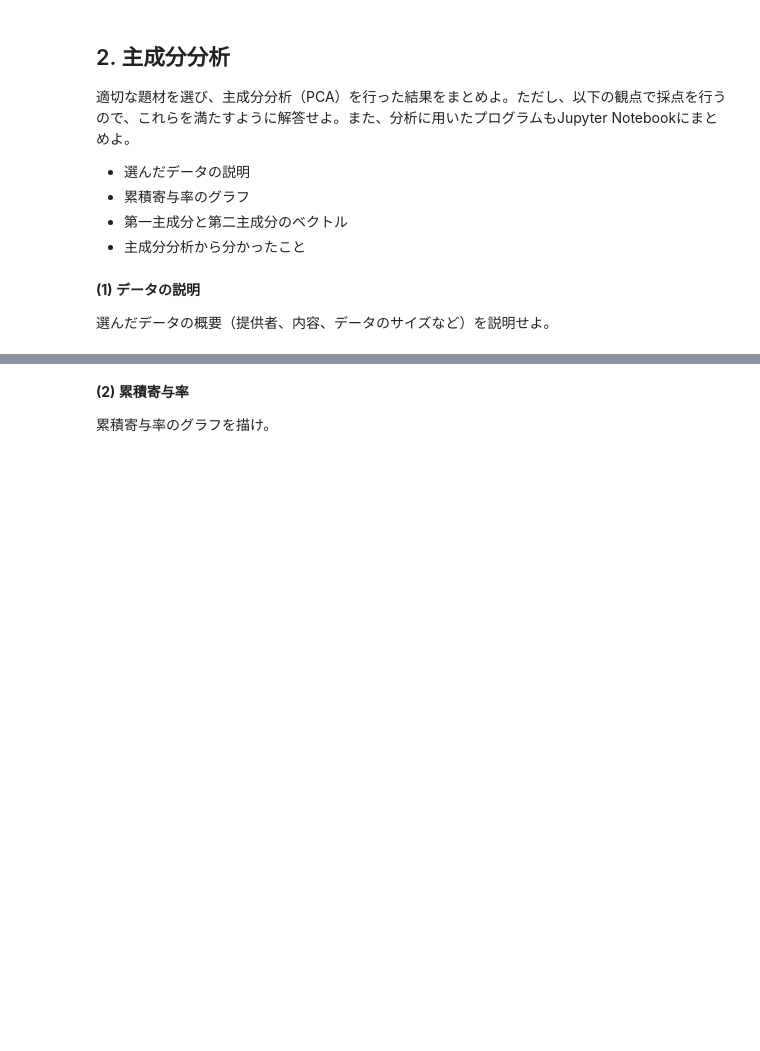
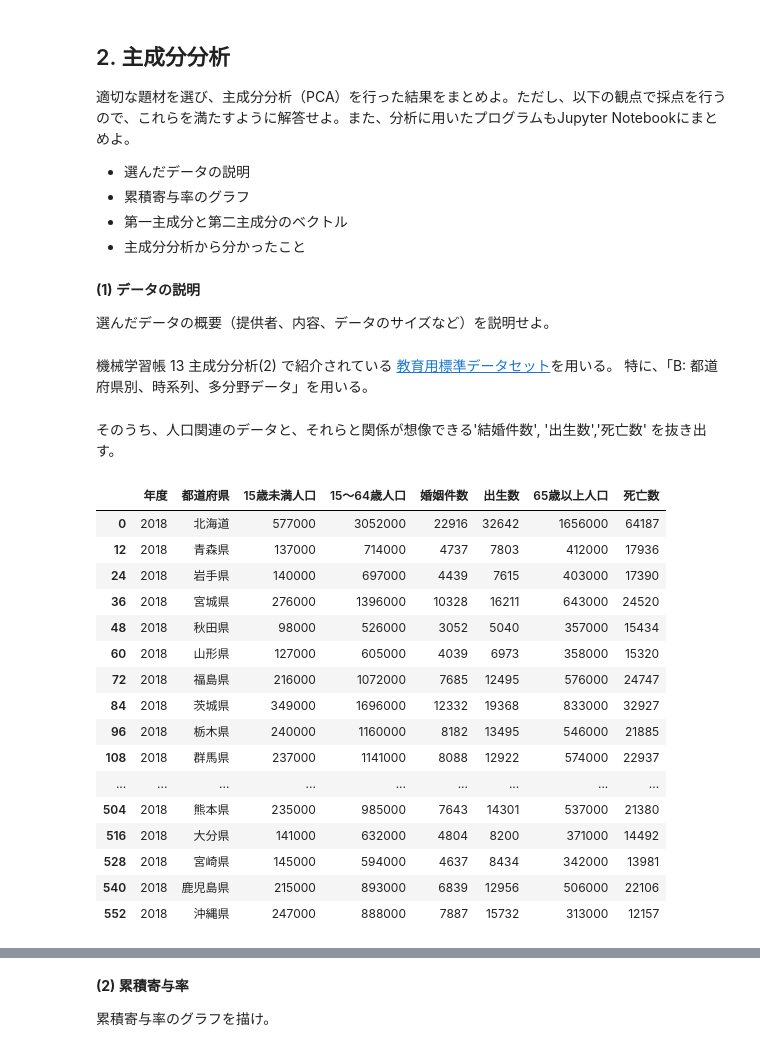
Before and after one commit to okoge-kaz/Machine_Learning, a Jupyter notebook: assignment3/project/ml2021_r3.ipynb, the cells around one changed output, grey strips where cells are left out. Saved outputs shown, nothing was run; the diff lists cells and outputs as text; code cells hidden in the pictures; blank space fills up the shorter version.

```diff
--- a/assignment3/project/ml2021_r3.ipynb
+++ b/assignment3/project/ml2021_r3.ipynb
@@ -145,3 +145,8 @@ plt.show()
 **(1) データの説明**
 
 選んだデータの概要（提供者、内容、データのサイズなど）を説明せよ。<!-- 2(1) -->
+# %% [markdown]
+機械学習帳 13 主成分分析(2) で紹介されている [教育用標準データセット](https://www.nstac.go.jp/SSDSE/)を用いる。
+特に、「B: 都道府県別、時系列、多分野データ」を用いる。
+# %% [markdown]
+そのうち、人口関連のデータと、それらと関係が想像できる'結婚件数', '出生数','死亡数' を抜き出す。
@@ -147,0 +157,25 @@ plt.show()
+# %%
+SSDSE_df = pd.read_csv('https://www.nstac.go.jp/SSDSE/data/2021/SSDSE-B-2021.csv', encoding='shift-jis', skiprows=1)
+
+SSDSE_df = SSDSE_df[['年度','都道府県', '15歳未満人口','15〜64歳人口', '婚姻件数', '出生数', '65歳以上人口','死亡数']]
+SSDSE_df = SSDSE_df.iloc[0:]
+SSDSE_df = SSDSE_df[SSDSE_df['年度'] == 2018]
+SSDSE_df
+# %% [output]
+|  | 年度 | 都道府県 | 15歳未満人口 | 15〜64歳人口 | 婚姻件数 | 出生数 | 65歳以上人口 | 死亡数 |
+| 0 | 2018 | 北海道 | 577000 | 3052000 | 22916 | 32642 | 1656000 | 64187 |
+| 12 | 2018 | 青森県 | 137000 | 714000 | 4737 | 7803 | 412000 | 17936 |
+| 24 | 2018 | 岩手県 | 140000 | 697000 | 4439 | 7615 | 403000 | 17390 |
+| 36 | 2018 | 宮城県 | 276000 | 1396000 | 10328 | 16211 | 643000 | 24520 |
+| 48 | 2018 | 秋田県 | 98000 | 526000 | 3052 | 5040 | 357000 | 15434 |
+| 60 | 2018 | 山形県 | 127000 | 605000 | 4039 | 6973 | 358000 | 15320 |
+| 72 | 2018 | 福島県 | 216000 | 1072000 | 7685 | 12495 | 576000 | 24747 |
+| 84 | 2018 | 茨城県 | 349000 | 1696000 | 12332 | 19368 | 833000 | 32927 |
+| 96 | 2018 | 栃木県 | 240000 | 1160000 | 8182 | 13495 | 546000 | 21885 |
+| 108 | 2018 | 群馬県 | 237000 | 1141000 | 8088 | 12922 | 574000 | 22937 |
+| ... | ... | ... | ... | ... | ... | ... | ... | ... |
+| 504 | 2018 | 熊本県 | 235000 | 985000 | 7643 | 14301 | 537000 | 21380 |
+| 516 | 2018 | 大分県 | 141000 | 632000 | 4804 | 8200 | 371000 | 14492 |
+| 528 | 2018 | 宮崎県 | 145000 | 594000 | 4637 | 8434 | 342000 | 13981 |
+| 540 | 2018 | 鹿児島県 | 215000 | 893000 | 6839 | 12956 | 506000 | 22106 |
+| 552 | 2018 | 沖縄県 | 247000 | 888000 | 7887 | 15732 | 313000 | 12157 |
```
Also changed, not shown: parts of 10 cells of this notebook, 2 other files.
